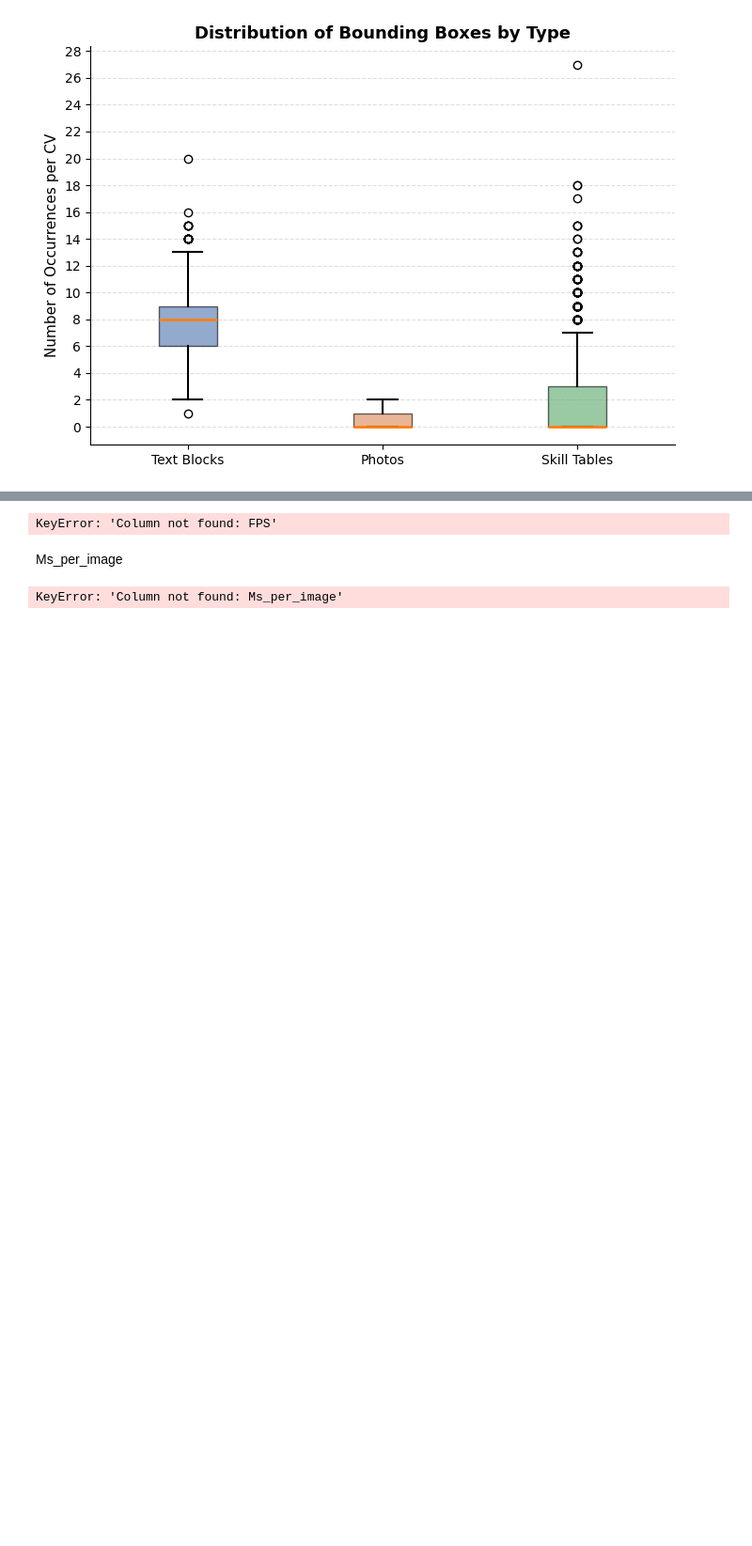
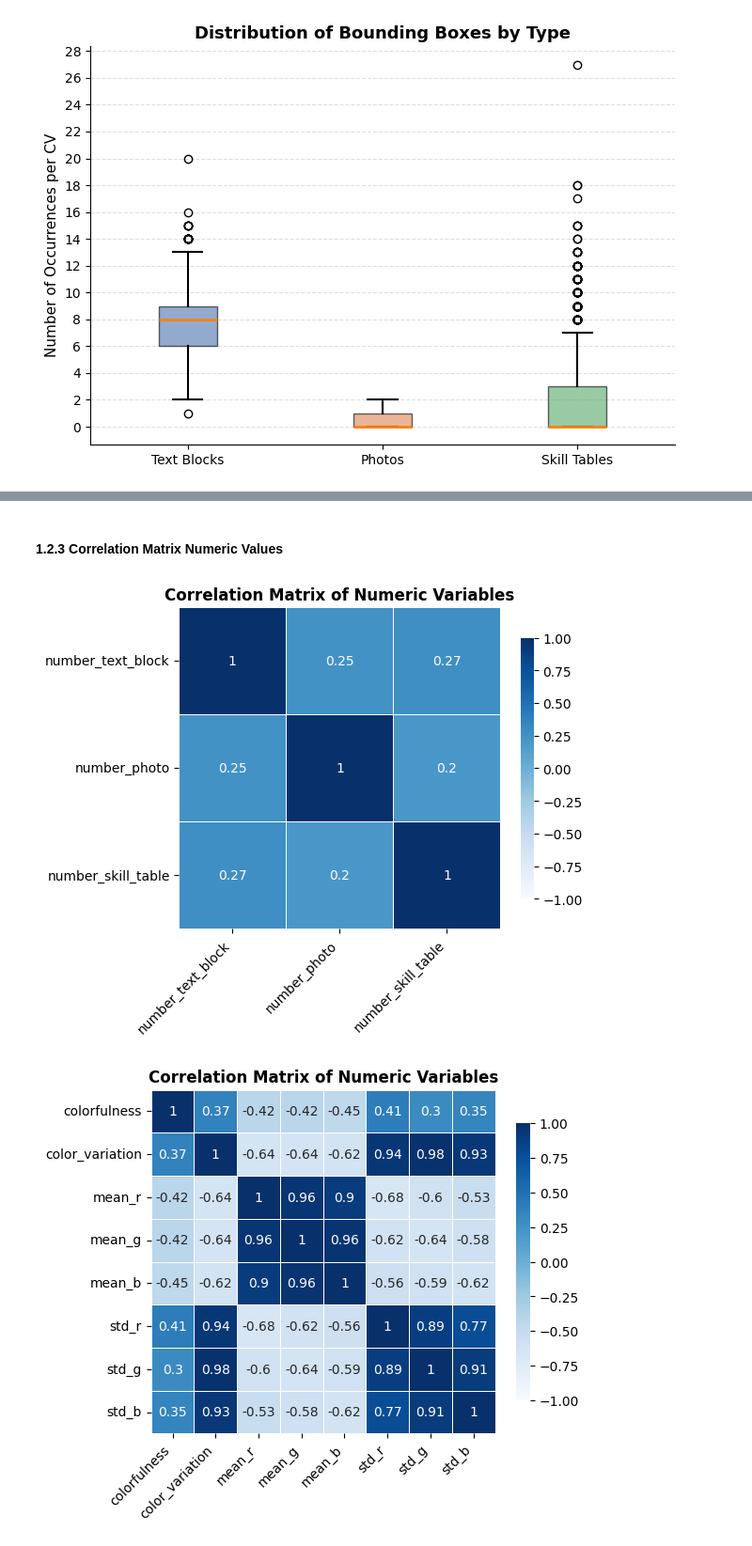
Before and after one commit to danielpiresribeiro123-code/cv_analyser_research, a Jupyter notebook: src/analysis/train_data/yolo/yolo_train_data_EDA.ipynb, the cells around one changed output, grey strips where cells are left out. Shown at 94% size. Saved outputs shown, nothing was run; the diff lists cells and outputs as text; code cells hidden in the pictures; blank space fills up the shorter version.

Commit message:
Completar ea do yolo train data

```diff
--- a/src/analysis/train_data/yolo/yolo_train_data_EDA.ipynb
+++ b/src/analysis/train_data/yolo/yolo_train_data_EDA.ipynb
@@ -619,10 +353,2 @@ FPS
-# %%
-plot_sorted_bar(df_yolo, "FPS", group_col="train_run")
-# %% [output]
-KeyError: 'Column not found: FPS'
-# %% [markdown]
-Ms_per_image
-# %%
-plot_sorted_bar(df_yolo, "Ms_per_image", group_col="train_run")
-# %% [output]
-KeyError: 'Column not found: Ms_per_image'
+# %% [markdown]
+#### 1.2.3 Correlation Matrix Numeric Values
@@ -628,0 +477,16 @@ KeyError: 'Column not found: Ms_per_image'
+# %%
+cols = ["number_text_block", "number_photo", "number_skill_table"]
+color_cols = [
+    "colorfulness", "color_variation",
+    "mean_r", "mean_g", "mean_b",
+    "std_r", "std_g", "std_b"
+]
+plot_numeric_correlations(df_yolo, cols)
+
+plot_numeric_correlations(df_yolo, color_cols)
+
+
+plot_yolo_numeric_correlations_final(df_yolo, numeric_cols_yolo)
+# %% [output]
+[figure, added]
+[figure, added]
```
Also changed, not shown: parts of 64 cells of this notebook, 1 other file.
